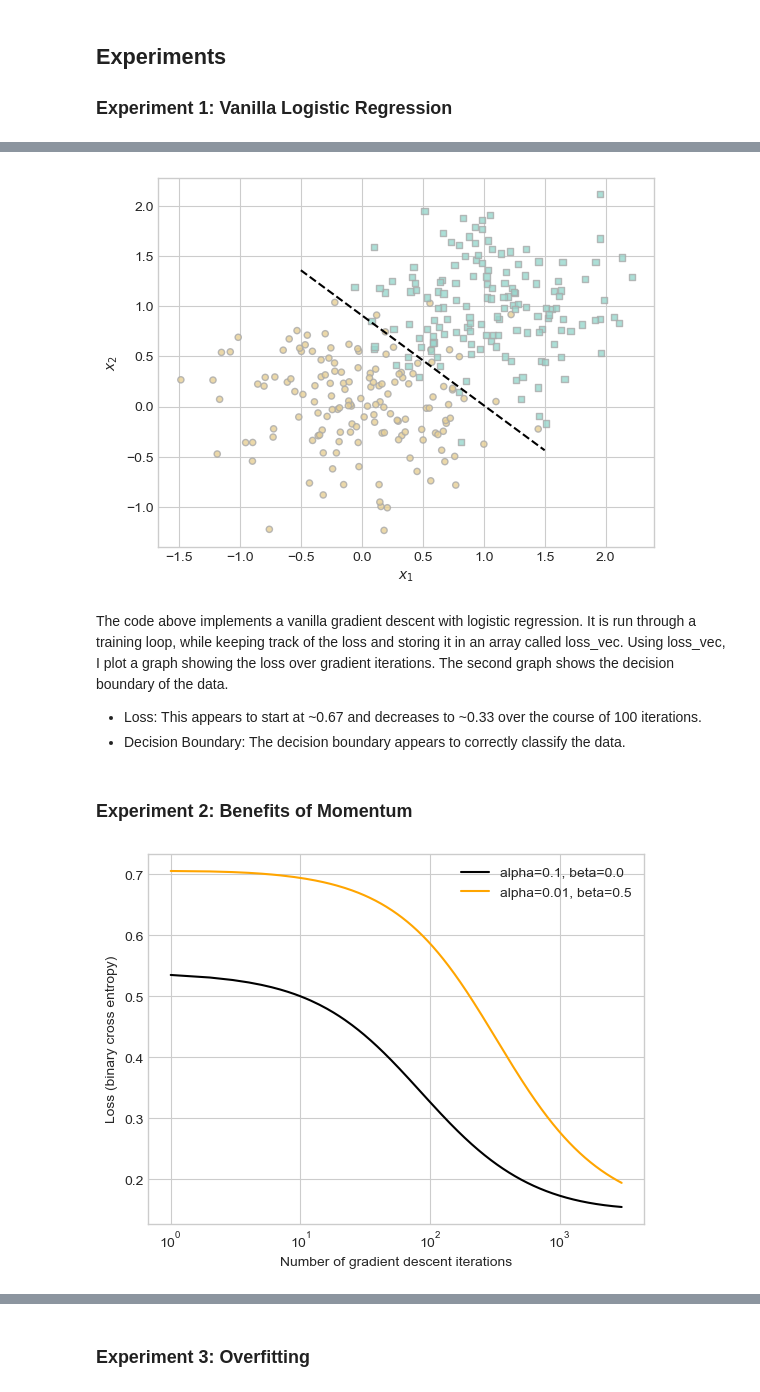
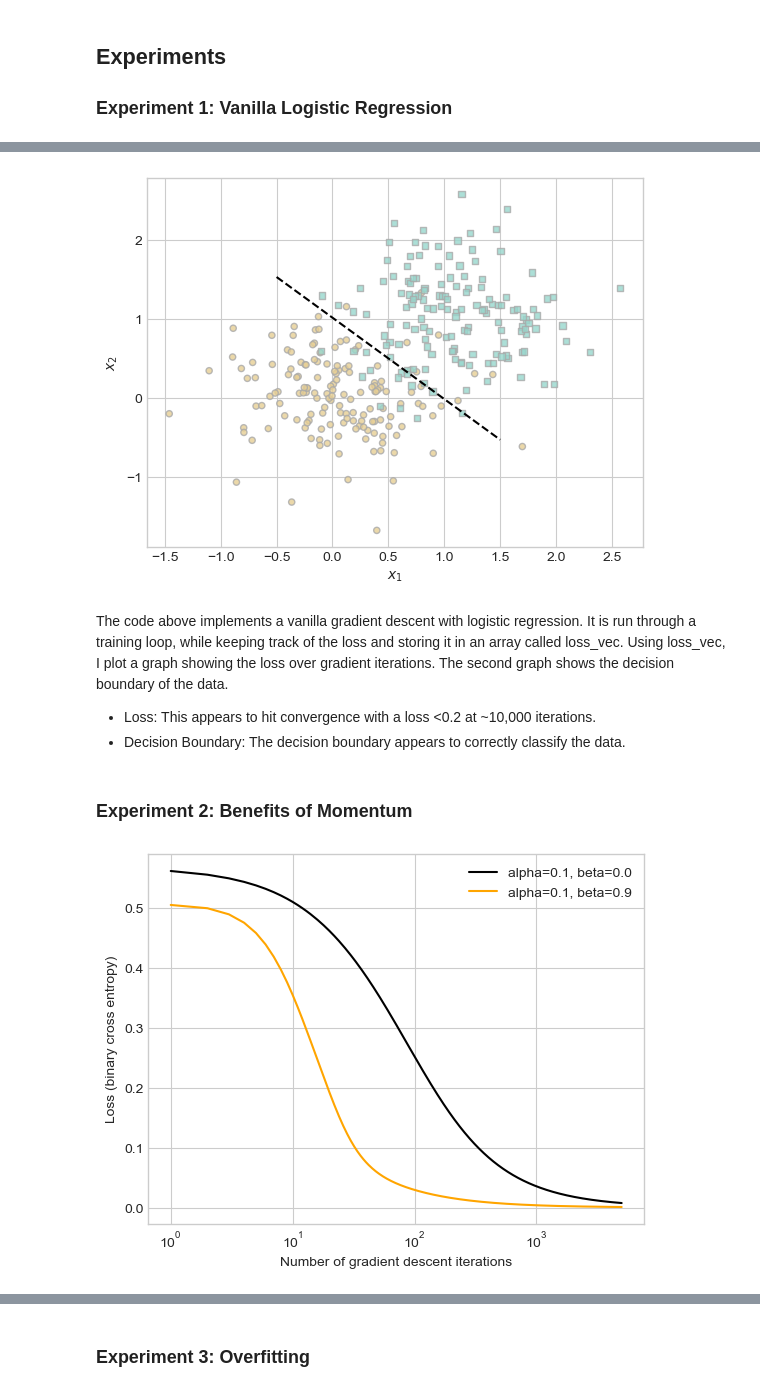
Before and after one commit to EpicET/EpicET.github.io, a Jupyter notebook: posts/blog5/index.ipynb, the cells around one changed output, grey strips where cells are left out. Drawn from its saved outputs; the diff is of its cells as text; code cells hidden in the pictures.

```diff
--- a/posts/blog5/index.ipynb
+++ b/posts/blog5/index.ipynb
@@ -69,12 +67,10 @@ opt = GradientDescentOptimizer(LR)
 
 loss_vec = []
 
-for _ in range(1000):
-
+for _ in range(10000):
     loss = LR.loss(X, y)
     loss_vec.append(loss)
 
-    # add other stuff to e.g. keep track of the loss over time.
     opt.step(X, y, alpha = 0.1, beta = 0)
 
 
@@ -86,48 +82,49 @@ labs = plt.gca().set(xlabel = "Number of gradient descent iterations", ylabel =
 # %%
 draw_line(opt.model.w, X, y, x_min = -0.5, x_max = 1.5, color = "black", linestyle = "dashed")
 # %% [output]
-[figure, old version]
+[figure, new version]
 # %% [markdown]
 The code above implements a vanilla gradient descent with logistic regression. It is run through a training loop, while keeping track of the loss and storing it in an array called loss_vec. Using loss_vec, I plot a graph showing the loss over gradient iterations. The second graph shows the decision boundary of the data.
-- Loss: This appears to start at ~0.67 and decreases to ~0.33 over the course of 100 iterations.
+- Loss: This appears to hit convergence with a loss <0.2 at ~10,000 iterations.
 - Decision Boundary: The decision boundary appears to correctly classify the data.
 # %% [markdown]
 ### Experiment 2: Benefits of Momentum
+# %%
+X, y = classification_data(n_points=700, noise = 0.1)
 # %%
 import matplotlib.pyplot as plt
 import torch
 
 # Vanilla gradient descent
 LR = LogisticRegression()
 opt = GradientDescentOptimizer(LR)
 
 loss_vec1 = []
-iterations = 3000
-
+iterations = 5000
+alpha = 0.1
 for _ in range(iterations):
     loss = LR.loss(X, y)
     loss_vec1.append(loss)
-    opt.step(X, y, alpha=0.1, beta=0.0)  # baseline
+    opt.step(X, y, alpha, beta=0.0)
 
 # Momentum version
 LR = LogisticRegression()
 opt = GradientDescentOptimizer(LR)
 
 loss_vec2 = []
 for _ in range(iterations):
     loss = LR.loss(X, y)
     loss_vec2.append(loss)
-    opt.step(X, y, alpha=0.01, beta=0.5)  # momentum version
+    opt.step(X, y, alpha, beta=0.9)
 
 
-plt.plot(torch.arange(1, len(loss_vec1) + 1), loss_vec1, color="black", label="alpha=0.1, beta=0.0")
-plt.plot(torch.arange(1, len(loss_vec2) + 1), loss_vec2, color="orange", label="alpha=0.01, beta=0.5")
-
+plt.plot(torch.arange(1, len(loss_vec1) + 1), loss_vec1, color="black", label=f"alpha={alpha}, beta=0.0")
+plt.plot(torch.arange(1, len(loss_vec2) + 1), loss_vec2, color="orange", label=f"alpha={alpha}, beta=0.9")
 plt.semilogx()
 plt.xlabel("Number of gradient descent iterations")
 plt.ylabel("Loss (binary cross entropy)")
 plt.legend()
 plt.show()
 # %% [output]
-[figure, old version]
+[figure, new version]
 # %% [markdown]
```
Also changed, not shown: parts of 26 cells of this notebook, 2 other files.
